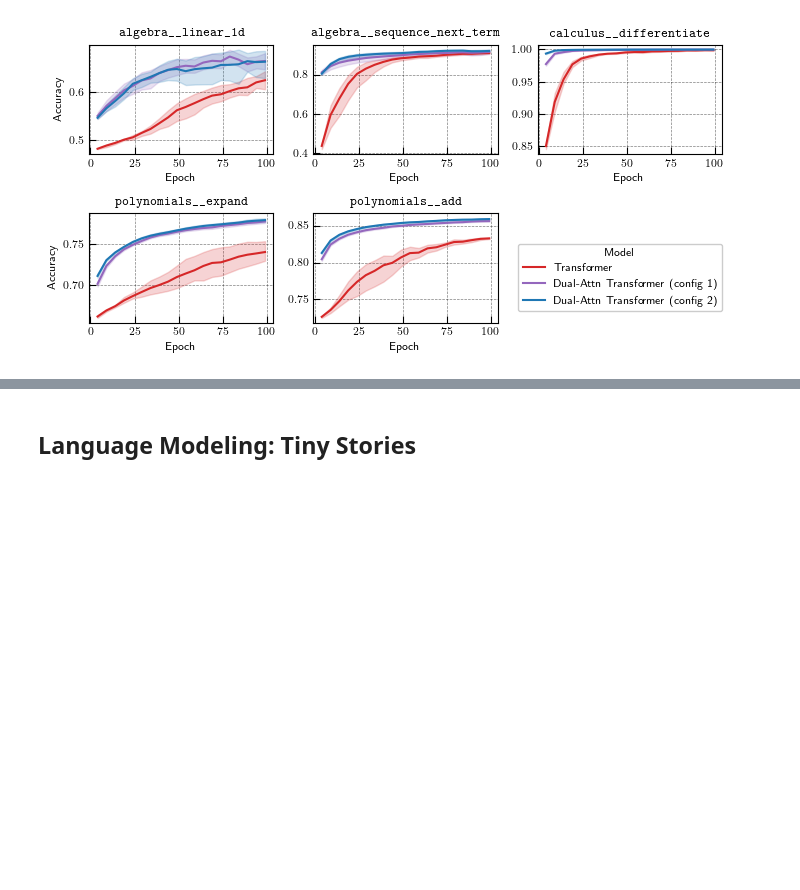
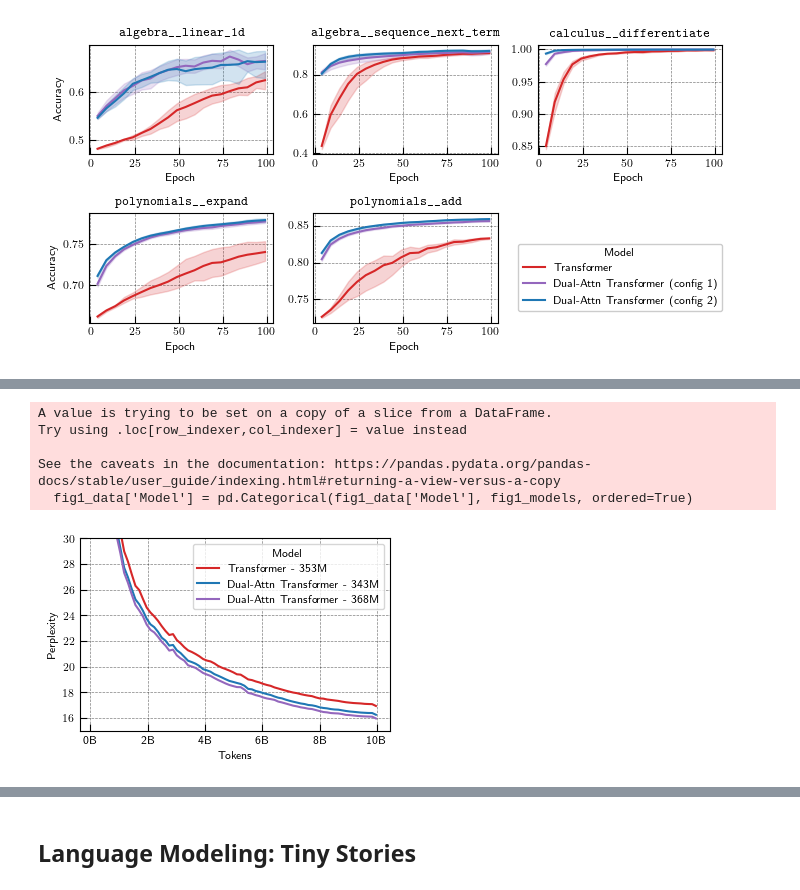
Before and after one commit to Awni00/abstract_transformer, a Jupyter notebook: figure_generation/figure_generation.ipynb, the cells around one changed output, grey strips where cells are left out. Cells and saved outputs as stored; diff of their text form; code cells hidden in the pictures; blank space fills up the shorter version.

```diff
--- a/figure_generation/figure_generation.ipynb
+++ b/figure_generation/figure_generation.ipynb
@@ -340,0 +414,19 @@ fig.savefig(f'{save_dir}/math/math_training_curves_extrapolation.pdf')
+# %%
+fig1_models = ['Transformer - 353M', f'{our_model_name} - 343M', f'{our_model_name} - 368M']
+fig1_data = figure_data[figure_data.Model.isin(fig1_models)]
+fig1_data['Model'] = pd.Categorical(fig1_data['Model'], fig1_models, ordered=True)
+
+fig, ax = plt.subplots(figsize=(4, 2.5))
+sns.lineplot(fig1_data, hue='Model', x='Tokens', y='Perplexity', palette=color_map_)
+# NOTE: missing points; need to fetch from W&B again, perhaps with scan (TODO)
+ax.set_ylim([15, 30]);
+ax.set_xticks([x * 10**10 for x in (0, 0.2, 0.4, 0.6, 0.8, 1.0)], [f'{x}B' for x in (0, 2, 4, 6, 8, 10)]);
+sns.move_legend(ax, loc='upper right', frameon=True, fancybox=True, framealpha=0.8)
+fig.savefig(f'{save_dir}/fineweb/350M_scale_lm.pdf', bbox_inches='tight')
+# %% [output]
+A value is trying to be set on a copy of a slice from a DataFrame.
+Try using .loc[row_indexer,col_indexer] = value instead
+
+See the caveats in the documentation: https://pandas.pydata.org/pandas-docs/stable/user_guide/indexing.html#returning-a-view-versus-a-copy
+  fig1_data['Model'] = pd.Categorical(fig1_data['Model'], fig1_models, ordered=True)
+[figure, added]
```
Also changed, not shown: parts of 8 cells of this notebook, 1 other file.
